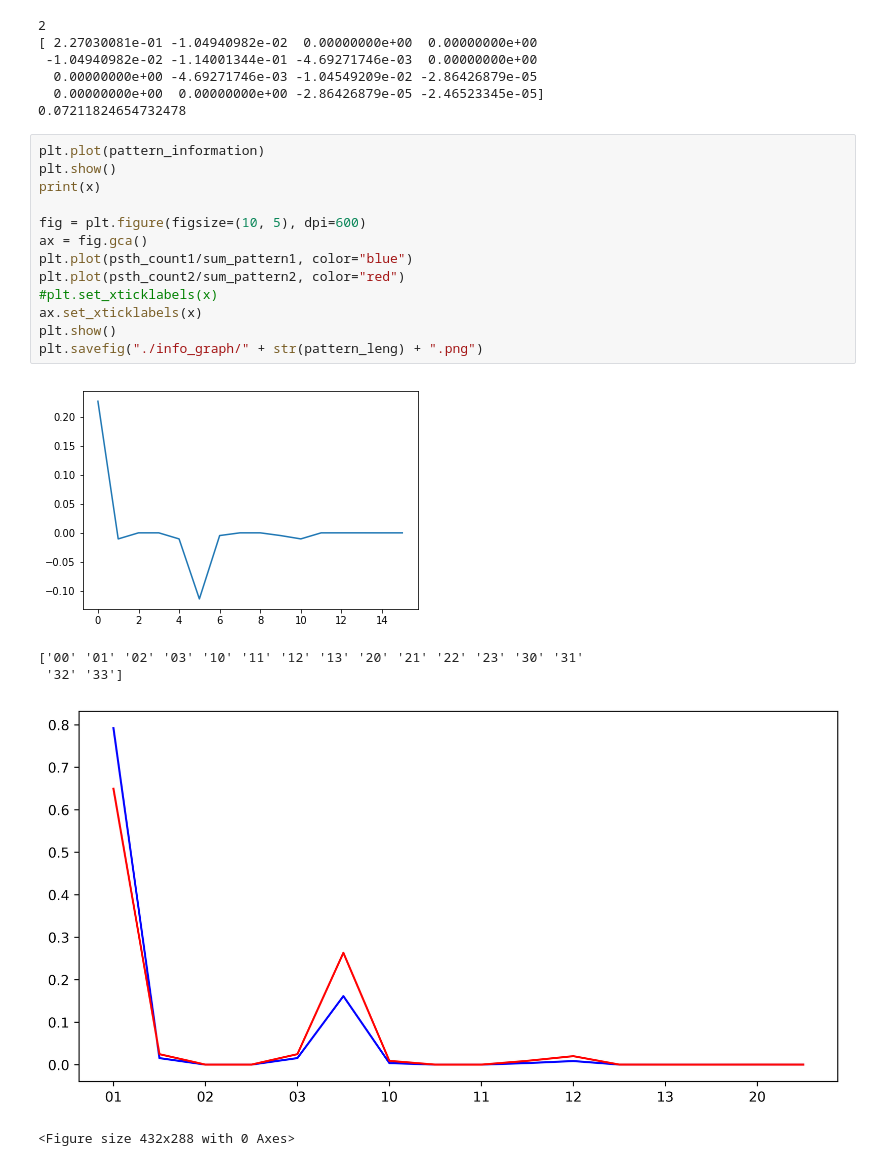
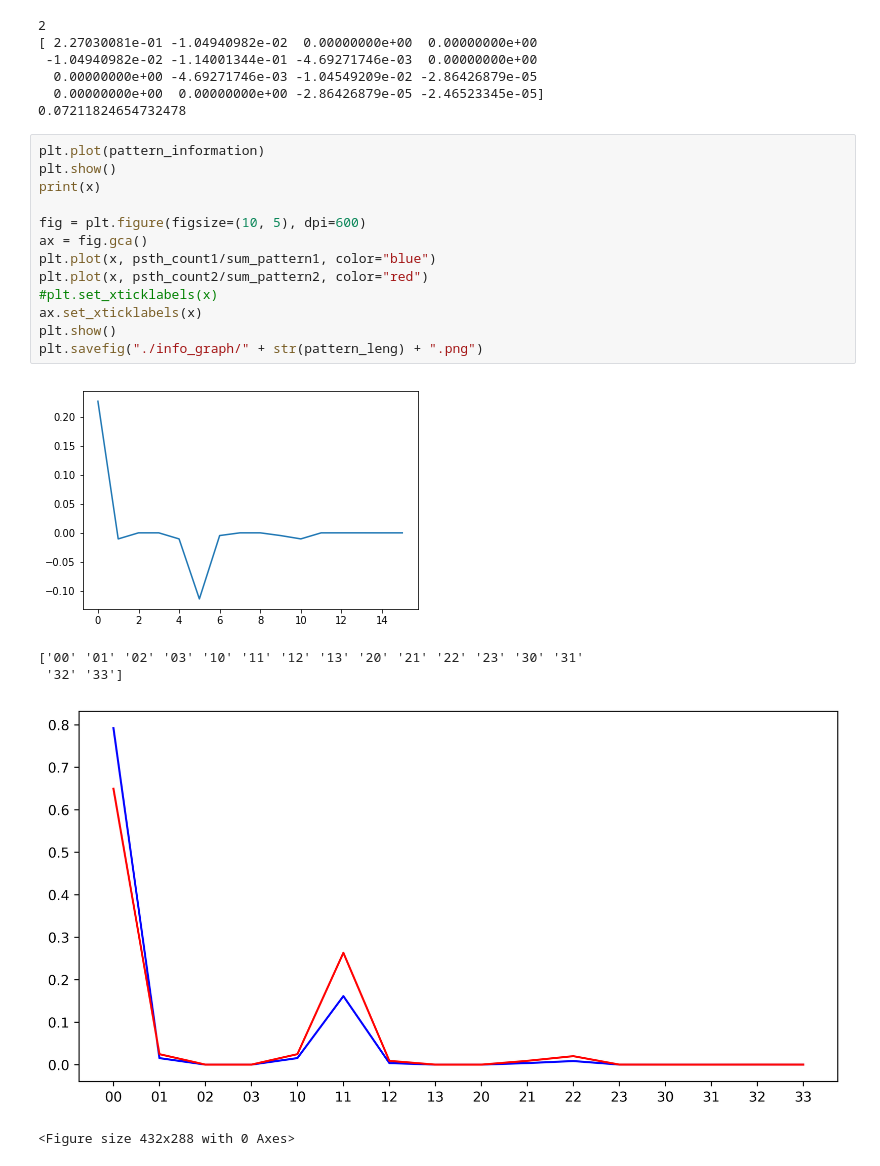
Before and after one commit to kitada4010/sbc, a Jupyter notebook: python/jupyter/Untitled17-Copy3.ipynb, the cells around one changed output. Cells and saved outputs as stored; diff of their text form.

```diff
--- a/python/jupyter/Untitled17-Copy3.ipynb
+++ b/python/jupyter/Untitled17-Copy3.ipynb
@@ -192,19 +192,19 @@ print(sum(pattern_information))
 # %%
 plt.plot(pattern_information)
 plt.show()
 print(x)
 
 fig = plt.figure(figsize=(10, 5), dpi=600)
 ax = fig.gca()
-plt.plot(psth_count1/sum_pattern1, color="blue")
-plt.plot(psth_count2/sum_pattern2, color="red")
+plt.plot(x, psth_count1/sum_pattern1, color="blue")
+plt.plot(x, psth_count2/sum_pattern2, color="red")
 #plt.set_xticklabels(x)
 ax.set_xticklabels(x)
 plt.show()
 plt.savefig("./info_graph/" + str(pattern_leng) + ".png")
 # %% [output]
 [figure]
 ['00' '01' '02' '03' '10' '11' '12' '13' '20' '21' '22' '23' '30' '31'
  '32' '33']
-[figure, old version]
+[figure, new version]
 <Figure size 432x288 with 0 Axes>
```
Also changed, not shown: 1 other file.
